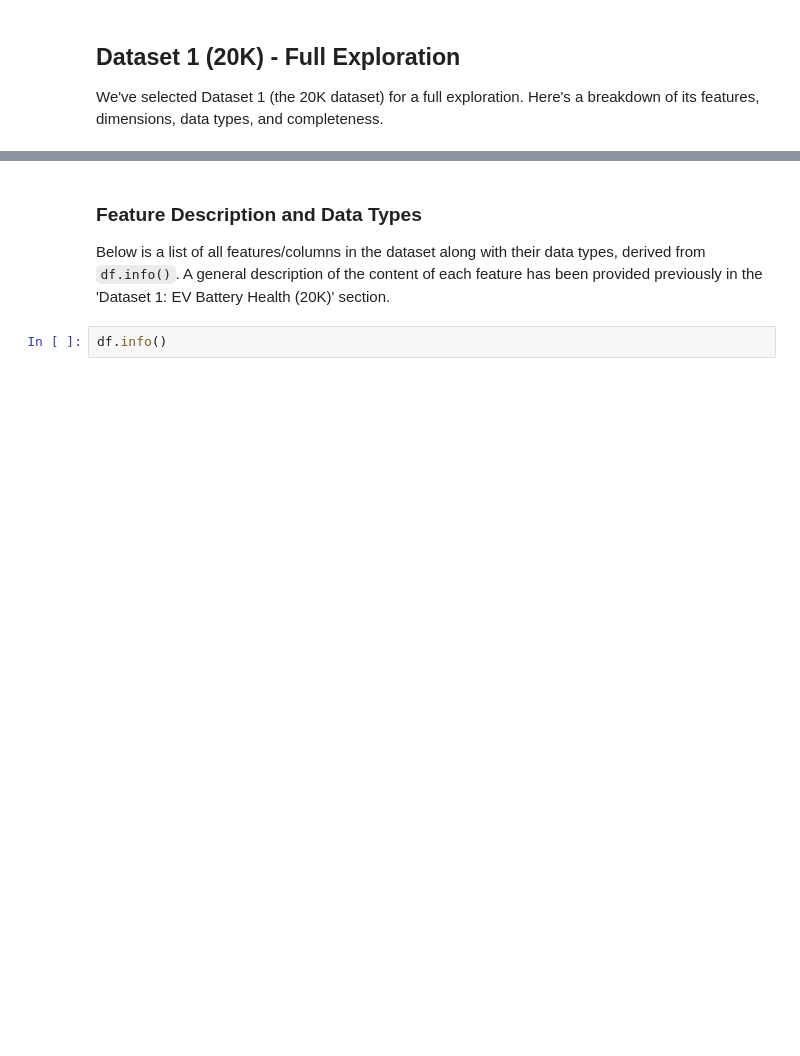
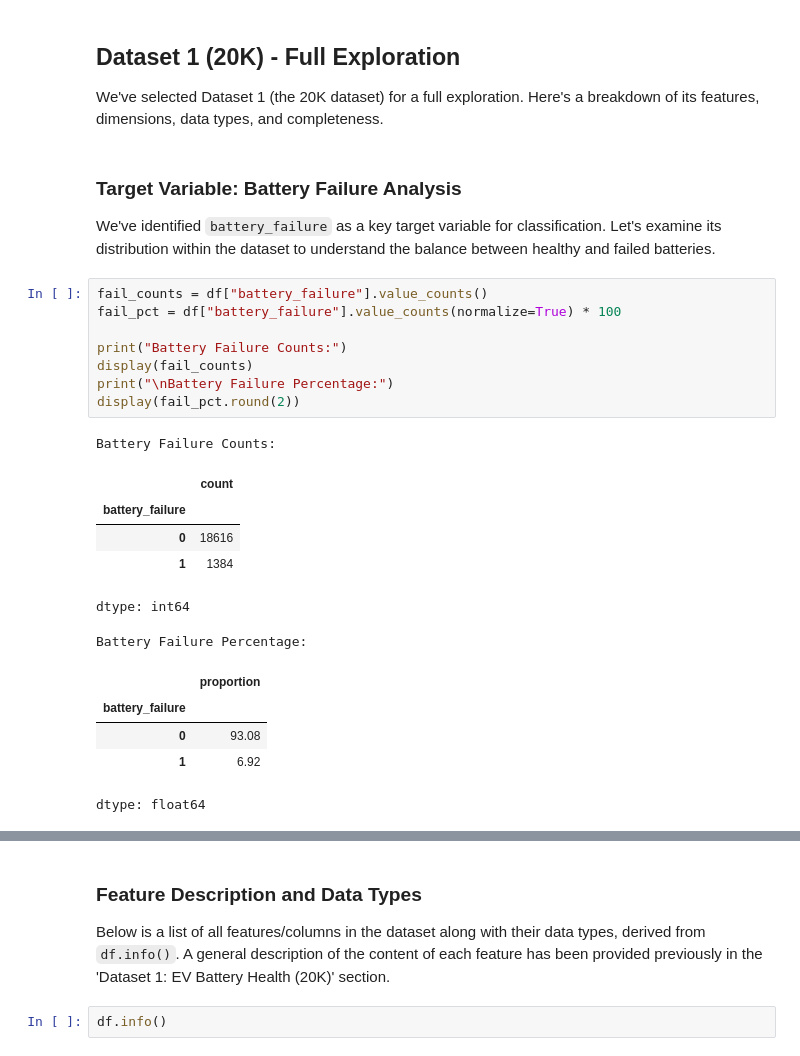
Before and after one commit to VictorNzai/SemProject_MLEngine, a Jupyter notebook: EVBatteryHealth_Exploration.ipynb, the cells around one changed output, grey strips where cells are left out. Cells and saved outputs as stored; diff of their text form; blank space fills up the shorter version.

Commit message:
Updated our Target variables and visuualization

```diff
--- a/EVBatteryHealth_Exploration.ipynb
+++ b/EVBatteryHealth_Exploration.ipynb
@@ -120,3 +175,28 @@ display(df_dict.head())
 ## Dataset 1 (20K) - Full Exploration
 
 We've selected Dataset 1 (the 20K dataset) for a full exploration. Here's a breakdown of its features, dimensions, data types, and completeness.
+# %% [markdown]
+### Target Variable: Battery Failure Analysis
+
+We've identified `battery_failure` as a key target variable for classification. Let's examine its distribution within the dataset to understand the balance between healthy and failed batteries.
+# %%
+fail_counts = df["battery_failure"].value_counts()
+fail_pct = df["battery_failure"].value_counts(normalize=True) * 100
+
+print("Battery Failure Counts:")
+display(fail_counts)
+print("\nBattery Failure Percentage:")
+display(fail_pct.round(2))
+# %% [output]
+Battery Failure Counts:
+|  | count |
+| battery_failure |  |
+| 0 | 18616 |
+| 1 | 1384 |
+dtype: int64
+Battery Failure Percentage:
+|  | proportion |
+| battery_failure |  |
+| 0 | 93.08 |
+| 1 | 6.92 |
+dtype: float64
```
Also changed, not shown: parts of 2 cells of this notebook.
